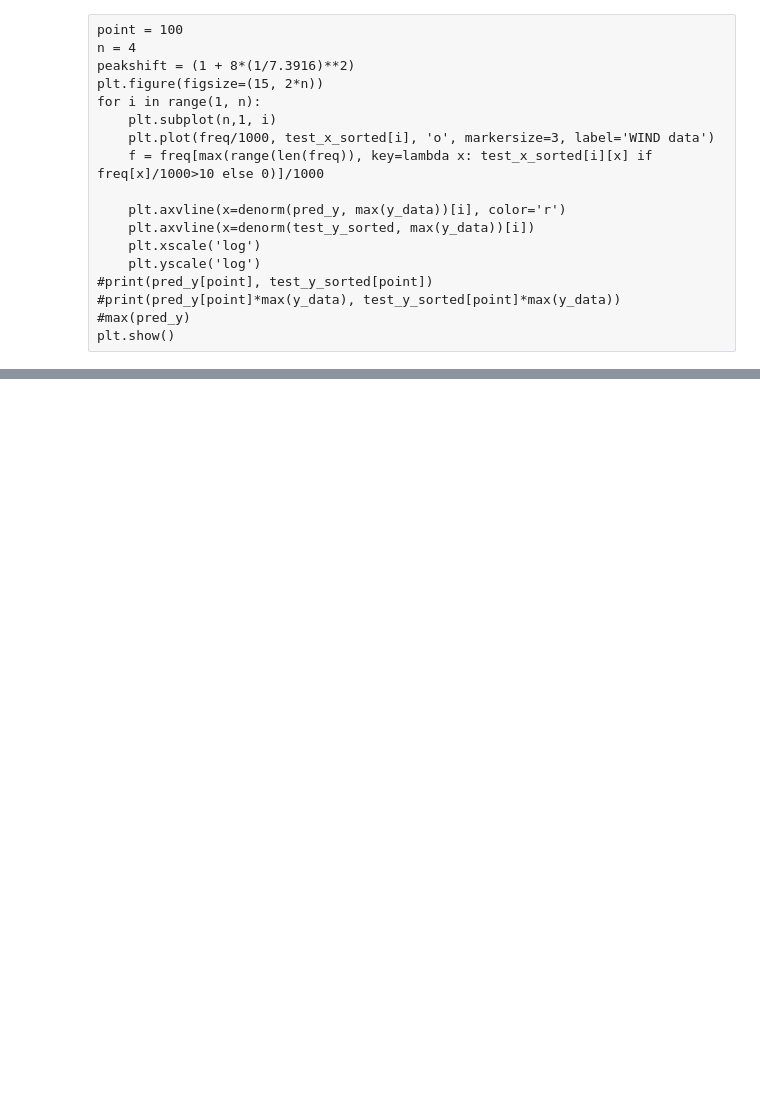
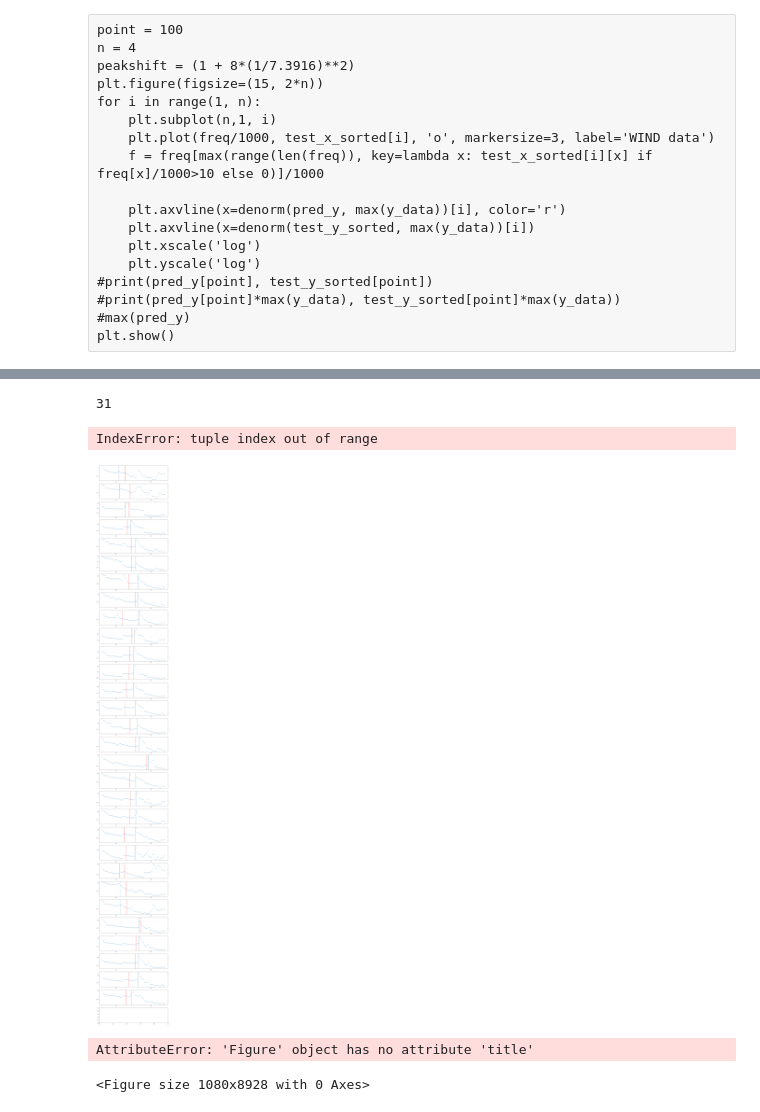
Before and after one commit to AyushmaanAggarwal/qtn-proj-ayu, a Jupyter notebook: cnn_wind.ipynb, the cells around one changed output, grey strips where cells are left out. Cells and saved outputs as stored; diff of their text form; code cells hidden in the pictures; blank space fills up the shorter version.

```diff
--- a/cnn_wind.ipynb
+++ b/cnn_wind.ipynb
@@ -181,0 +248,52 @@ plt.xlim((0,.2))
+# %%
+# Finding all outliers with a frequency error greater than 5
+data_zip = list(filter(lambda x: abs(x[4])>5, zip(test_time_sorted, test_x_sorted, test_y_sorted, pred_y, res)))
+test_time_sorted_outliers, test_x_sorted_outliers, test_y_sorted_outliers, pred_y_outliers, res_outliers = list(zip(*data_zip))
+# %%
+len(res_outliers)
+# %% [output]
+31
+# %%
+point = 100
+n = len(res_outliers)
+peakshift = (1 + 8*(1/7.3916)**2)
+plt.figure(figsize=(15, 1+4*n))
+for i in range(1, n+1):
+    #plt.subplot(n,1, i)
+
+    plt.plot(freq/1000, test_x_sorted_outliers[i], 'o', markersize=3, label='WIND data')
+    f = freq[max(range(len(freq)), key=lambda x: test_x_sorted_outliers[i][x] if freq[x]/1000>10 else 0)]/1000
+
+    plt.axvline(x=denorm(pred_y_outliers, max_y)[i], color='r')
+    plt.axvline(x=denorm(test_y_sorted_outliers, max_y)[i])
+    plt.xscale('log')
+    plt.yscale('log')
+#print(pred_y[point], test_y_sorted[point])
+#print(pred_y[point]*max(y_data), test_y_sorted[point]*max(y_data))
+#max(pred_y)
+plt.show()
+# %% [output]
+IndexError: tuple index out of range
+[figure, added]
+# %%
+n = len(res_outliers)
+plt.figure(figsize=(15, 4*n))
+fig, ax = plt.subplots(nrows=n, ncols=1,figsize=(10, 3*n))
+
+for i in range(0, n):
+    ax[i].set_title(f"Residual: {np.round(res_outliers[i])}")
+    ax[i].set_xlabel("Frequency (kHz)")
+    ax[i].set_ylabel("V^2/Hz")
+    ax[i].plot(freq/1000, test_x_sorted_outliers[i], 'o', markersize=3, label='WIND data')
+    ax[i].axvline(x=denorm(pred_y_outliers, max_y)[i], color='r', label="CNN")
+    ax[i].axvline(x=denorm(test_y_sorted_outliers, max_y)[i], label="NASA estimate")
+    ax[i].set_xscale('log')
+    ax[i].set_yscale('log')
+    ax[i].legend()
+
+fig.title("The plot of the spectra with CNN and NASA estimate for plasma frequency")
+
+plt.show()
+# %% [output]
+AttributeError: 'Figure' object has no attribute 'title'
+<Figure size 1080x8928 with 0 Axes>
```
Also changed, not shown: parts of 15 cells of this notebook, 1 other file.
